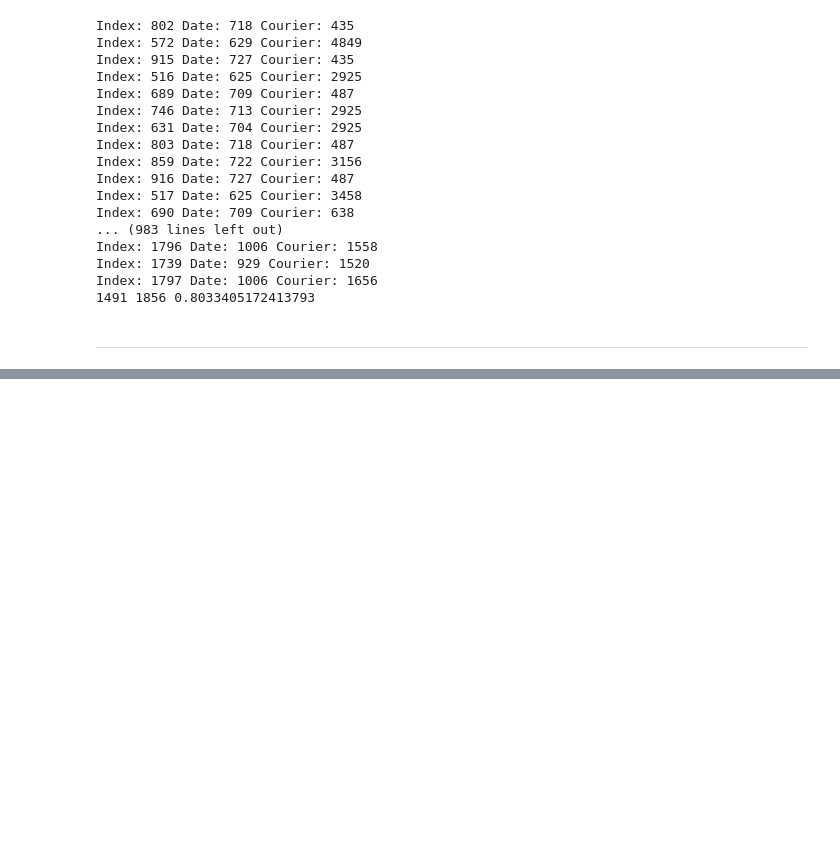
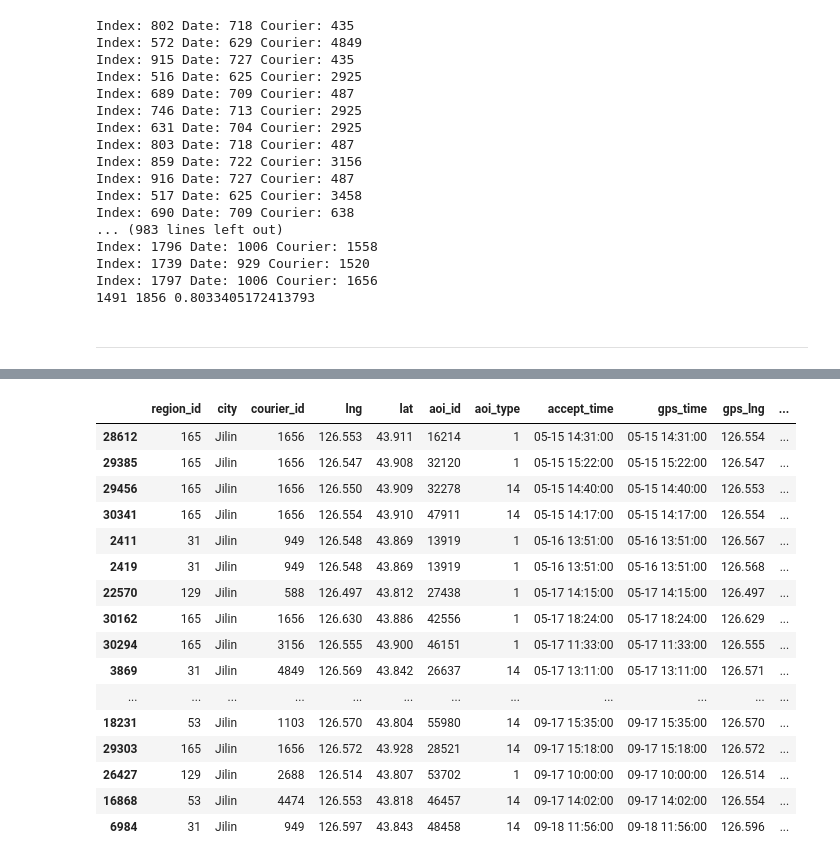
Before and after one commit to issacj-17/2024_SUTD_50021_AI_Project, a Jupyter notebook: notebooks/2024_AI_Group_29_LaDe_EDA.ipynb, the cells around one changed output, grey strips where cells are left out. Saved outputs shown, nothing was run; the diff lists cells and outputs as text; code cells hidden in the pictures; blank space fills up the shorter version.

```diff
--- a/notebooks/2024_AI_Group_29_LaDe_EDA.ipynb
+++ b/notebooks/2024_AI_Group_29_LaDe_EDA.ipynb
@@ -779,0 +800,23 @@ Index: 1797 Date: 1006 Courier: 1656
+# %%
+multiple_depots = df.copy()
+multiple_depots.sort_values(by='ds')
+multiple_depots = generate_accept_df(multiple_depots, True).sort_values(by=['ds', 'courier_id'])
+multiple_depots
+# %% [output]
+|  | region_id | city | courier_id | lng | lat | aoi_id | aoi_type | accept_time | gps_time | gps_lng | ... |
+| 28612 | 165 | Jilin | 1656 | 126.553 | 43.911 | 16214 | 1 | 05-15 14:31:00 | 05-15 14:31:00 | 126.554 | ... |
+| 29385 | 165 | Jilin | 1656 | 126.547 | 43.908 | 32120 | 1 | 05-15 15:22:00 | 05-15 15:22:00 | 126.547 | ... |
+| 29456 | 165 | Jilin | 1656 | 126.550 | 43.909 | 32278 | 14 | 05-15 14:40:00 | 05-15 14:40:00 | 126.553 | ... |
+| 30341 | 165 | Jilin | 1656 | 126.554 | 43.910 | 47911 | 14 | 05-15 14:17:00 | 05-15 14:17:00 | 126.554 | ... |
+| 2411 | 31 | Jilin | 949 | 126.548 | 43.869 | 13919 | 1 | 05-16 13:51:00 | 05-16 13:51:00 | 126.567 | ... |
+| 2419 | 31 | Jilin | 949 | 126.548 | 43.869 | 13919 | 1 | 05-16 13:51:00 | 05-16 13:51:00 | 126.568 | ... |
+| 22570 | 129 | Jilin | 588 | 126.497 | 43.812 | 27438 | 1 | 05-17 14:15:00 | 05-17 14:15:00 | 126.497 | ... |
+| 30162 | 165 | Jilin | 1656 | 126.630 | 43.886 | 42556 | 1 | 05-17 18:24:00 | 05-17 18:24:00 | 126.629 | ... |
+| 30294 | 165 | Jilin | 3156 | 126.555 | 43.900 | 46151 | 1 | 05-17 11:33:00 | 05-17 11:33:00 | 126.555 | ... |
+| 3869 | 31 | Jilin | 4849 | 126.569 | 43.842 | 26637 | 14 | 05-17 13:11:00 | 05-17 13:11:00 | 126.571 | ... |
+| ... | ... | ... | ... | ... | ... | ... | ... | ... | ... | ... | ... |
+| 18231 | 53 | Jilin | 1103 | 126.570 | 43.804 | 55980 | 14 | 09-17 15:35:00 | 09-17 15:35:00 | 126.570 | ... |
+| 29303 | 165 | Jilin | 1656 | 126.572 | 43.928 | 28521 | 14 | 09-17 15:18:00 | 09-17 15:18:00 | 126.572 | ... |
+| 26427 | 129 | Jilin | 2688 | 126.514 | 43.807 | 53702 | 1 | 09-17 10:00:00 | 09-17 10:00:00 | 126.514 | ... |
+| 16868 | 53 | Jilin | 4474 | 126.553 | 43.818 | 46457 | 14 | 09-17 14:02:00 | 09-17 14:02:00 | 126.554 | ... |
+| 6984 | 31 | Jilin | 949 | 126.597 | 43.843 | 48458 | 14 | 09-18 11:56:00 | 09-18 11:56:00 | 126.596 | ... |
```
Also changed, not shown: parts of 4 cells of this notebook.
